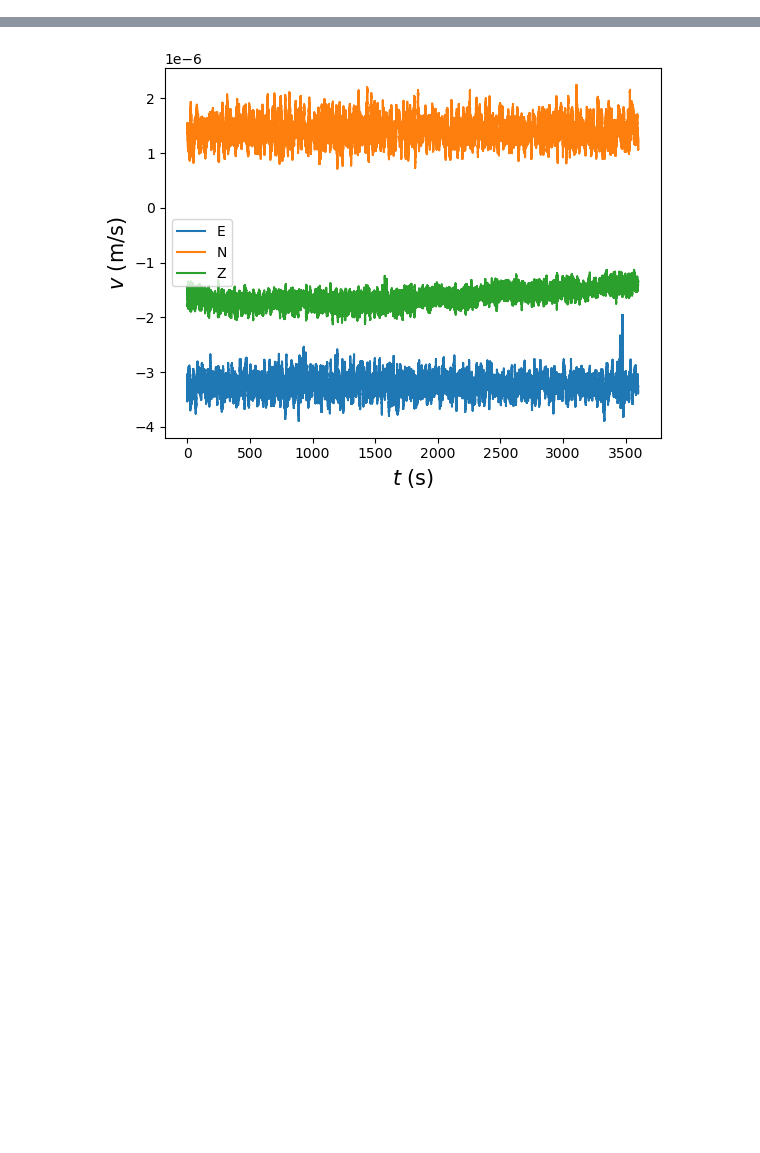
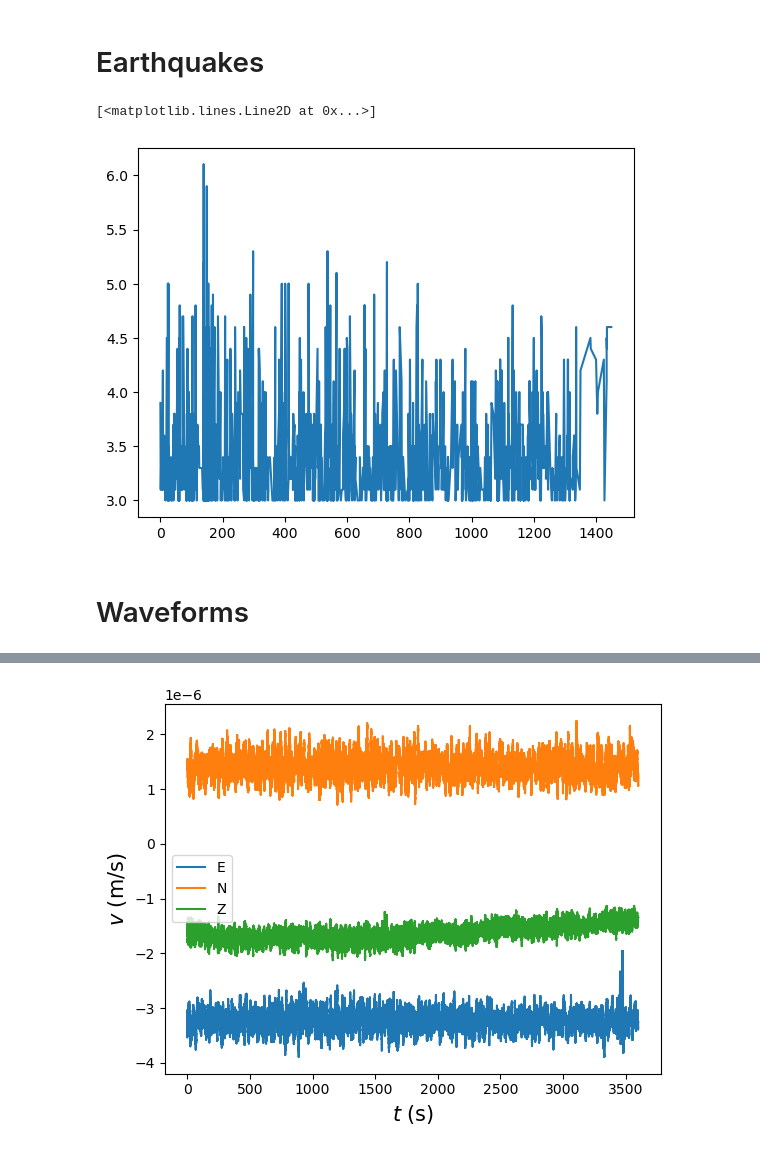
Before and after one commit to vicioms/quake_utils, a Jupyter notebook: iris_test.ipynb, the cells around one changed output, grey strips where cells are left out. Drawn from its saved outputs; the diff is of its cells as text; code cells hidden in the pictures; blank space fills up the shorter version.

```diff
--- a/iris_test.ipynb
+++ b/iris_test.ipynb
@@ -4,6 +4,26 @@ import pandas as pd
 import matplotlib.pyplot as plt
 from iris import irisRequests
 import datetime
+# %% [markdown]
+# Earthquakes
+# %%
+regions = {}
+regions['japan'] = (30, 45.5, 129.5, 146)
+regions['italy'] = (35,46,6, 19)
+# %%
+start_time = datetime.datetime(2012, 1, 1, 0, 0, 0)
+end_time =  datetime.datetime(2016, 1, 1, 0, 0, 0)
+for name, region in regions.items():
+    download_url =irisRequests.url_events_box(start_time, end_time, region[0], region[1], region[2], region[3], minmag=3)
+    df = pd.read_csv(download_url, sep="|", comment="#", parse_dates=["Time"])
+    df.sort_values(by="Time", inplace=True)
+# %%
+plt.plot((df.Time.values-df.Time.values[0]).astype('timedelta64[D]'),  )
+# %% [output]
+[<matplotlib.lines.Line2D at 0x...>]
+[figure, added]
+# %% [markdown]
+# Waveforms
 # %%
 start_dt =  datetime.datetime(2016, 9, 30, 0, 0, 0)
 end_dt = datetime.datetime(2016, 9, 30, 1, 0, 0)
```
Also changed, not shown: parts of 2 cells of this notebook, 4 other files.
